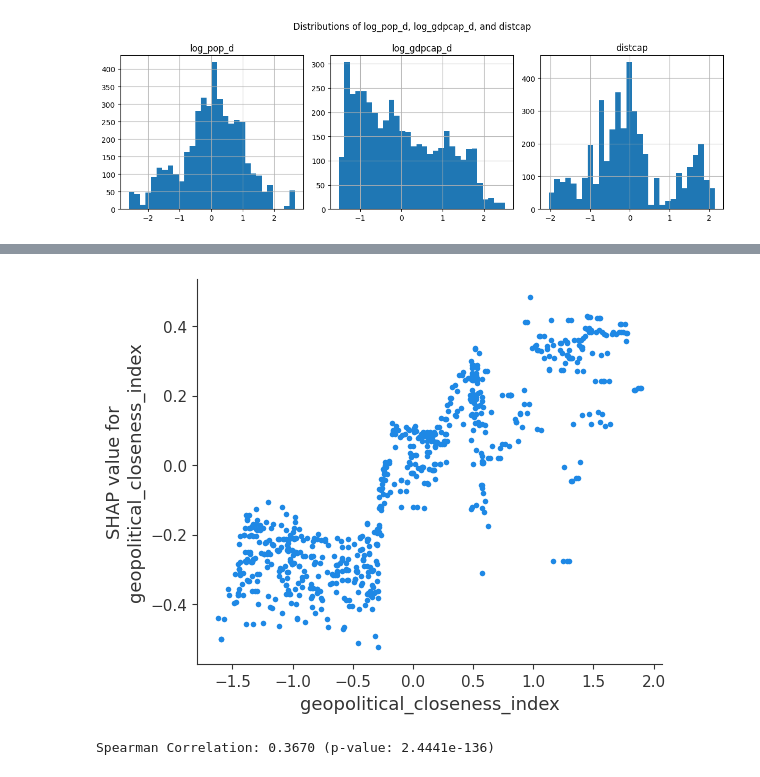
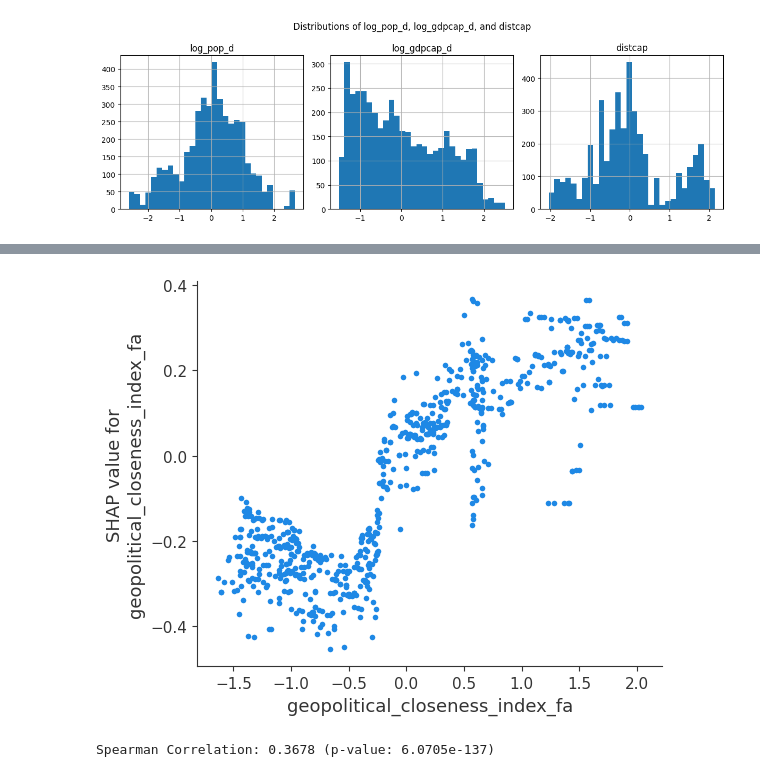
Before and after one commit to luna-ortus-cor/Geopolitical-Distance-and-Global-Trade, a Jupyter notebook: Backend/code/[model]XGBoost3_timeseriescv.ipynb, the cells around one changed output, grey strips where cells are left out. Saved outputs shown, nothing was run; the diff lists cells and outputs as text; code cells hidden in the pictures.

```diff
--- a/Backend/code/[model]XGBoost3_timeseriescv.ipynb
+++ b/Backend/code/[model]XGBoost3_timeseriescv.ipynb
@@ -44,27 +35,4 @@ Index(['year', 'country_id_o', 'country_o', 'country_id_d', 'country_d',
       dtype='object')
-# %%
-# Define two groups of geopolitical distance based on domain knowledge & assumptions
-group_positive = ['comlang_off', 'comlang_ethno', 'comrelig', 'fta_wto', 'arms']
-group_negative = ['IdealPointDistance', 'v2x_polyarchy_diff', 'v2x_libdem_diff', 'v2x_partipdem_diff', 'v2x_delibdem_diff', 'v2x_egaldem_diff']
-
-# Standardizing
-scaler_pos = StandardScaler()
-df_final[group_positive] = scaler_pos.fit_transform(df_final[group_positive])
-
-scaler_neg = StandardScaler()
-df_final[group_negative] = -df_final[group_negative]
-df_final[group_negative] = scaler_neg.fit_transform(df_final[group_negative])
-# %%
-# Factor analysis to extract new composite measure of geopolitical distance
-group_all = group_positive + group_negative
-fa_all = FactorAnalysis(n_components=1, random_state=222)
-factor_scores_all = fa_all.fit_transform(df_final[group_all])
-
-df_final['geopolitical_closeness_index'] = factor_scores_all[:, 0]
-# %%
-# Re-standardize geopolitical distance
-scaler_comp = StandardScaler()
-df_final['geopolitical_closeness_index'] = scaler_comp.fit_transform(df_final[['geopolitical_closeness_index']])
 # %%
 cols = ['pop_d', 'gdpcap_d', 'distcap']
 
@@ -98,7 +66,7 @@ df_final_2 = df_final.sort_values(by='year')  # Replace 'time_variable' with you
 
 # Modeling
 target = 'logallexports'
-predictors = ['log_pop_d', 'log_gdpcap_d', 'distcap', 'geopolitical_closeness_index']
+predictors = ['log_pop_d', 'log_gdpcap_d', 'distcap', 'geopolitical_closeness_index_fa']
 X = df_final_2[predictors]
 y = df_final_2[target]
 
@@ -184,17 +152,17 @@ plt.show()
 # %%
-shap.dependence_plot('geopolitical_closeness_index', shap_values, X_test, interaction_index=None)
+shap.dependence_plot('geopolitical_closeness_index_fa', shap_values, X_test, interaction_index=None)
 # %% [output]
-[figure, old version]
+[figure, new version]
 # %%
 from scipy.stats import spearmanr
 
-#check correlation between geopolitical_closeness_index and logallexports
+#check correlation between geopolitical_closeness_index_fa and logallexports
 
 corr_spearman, p_value_spearman = spearmanr(
-    df_final['geopolitical_closeness_index'],
+    df_final['geopolitical_closeness_index_fa'],
     df_final['logallexports']
 )
 
 print(f"Spearman Correlation: {corr_spearman:.4f} (p-value: {p_value_spearman:.4e})")
 # %% [output]
-Spearman Correlation: 0.3670 (p-value: 2.4441e-136)
+Spearman Correlation: 0.3678 (p-value: 6.0705e-137)
```
Also changed, not shown: parts of 6 cells of this notebook.
